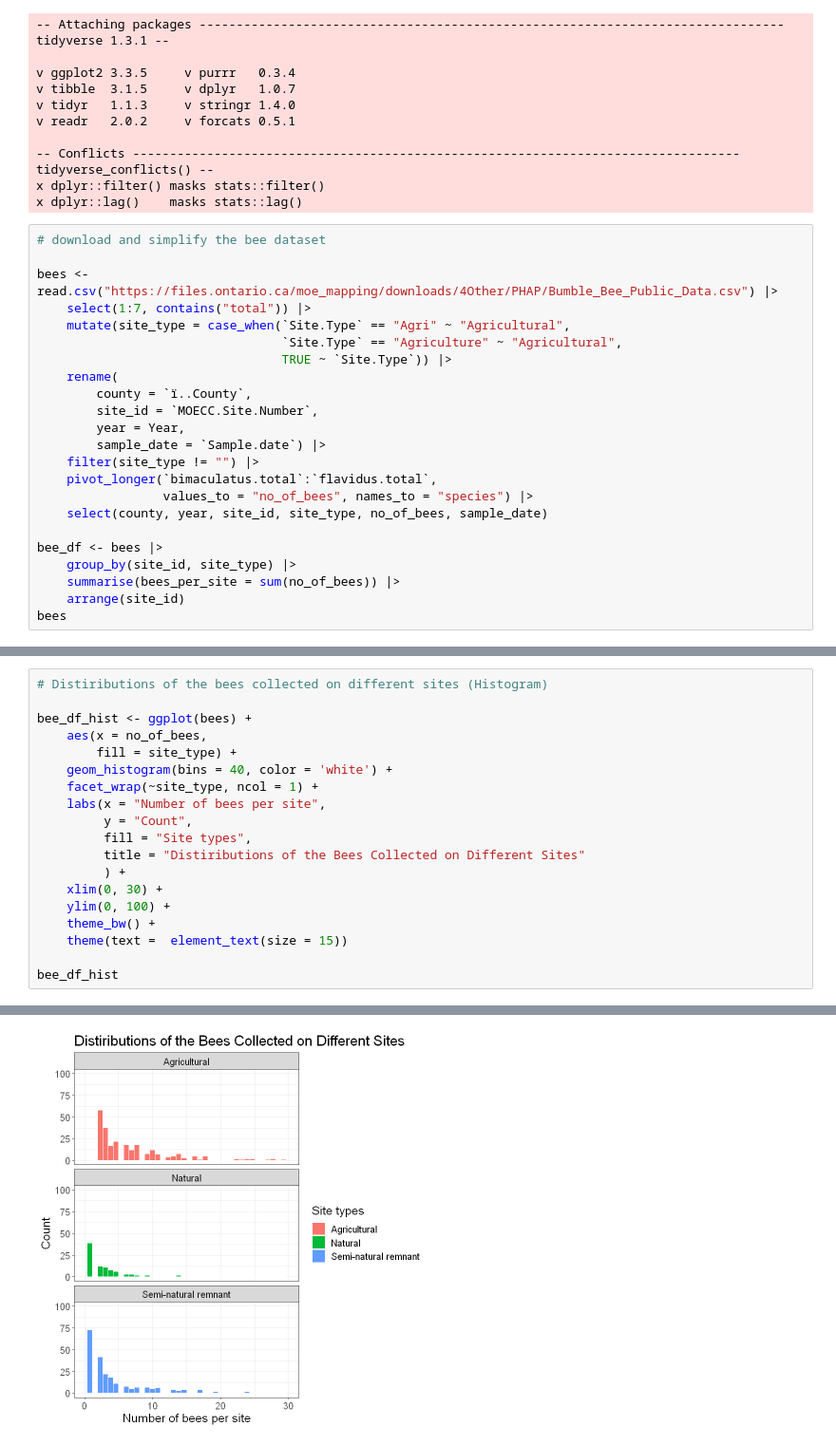
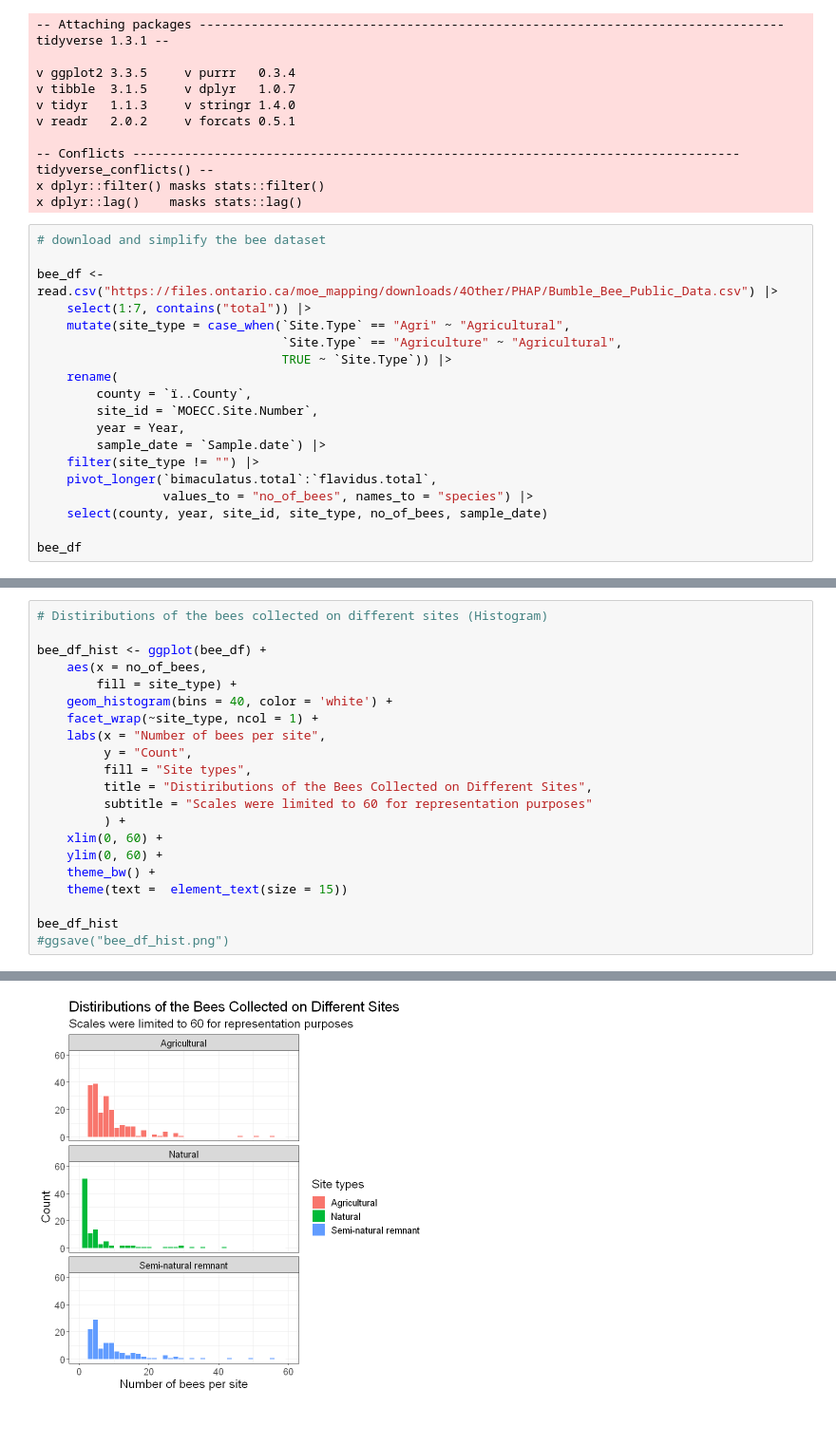
Before and after one commit to UBC-MDS/DSCI_522_Bee_Count_Comparison_Group_26, a Jupyter notebook: src/eda_literate_code_document.ipynb, the cells around one changed output, grey strips where cells are left out. Shown at 95% size. Saved outputs shown, nothing was run; the diff lists cells and outputs as text.

```diff
--- a/src/eda_literate_code_document.ipynb
+++ b/src/eda_literate_code_document.ipynb
@@ -17,7 +17,7 @@ x dplyr::lag()    masks stats::lag()
 # %%
 # download and simplify the bee dataset
 
-bees <- read.csv("https://files.ontario.ca/moe_mapping/downloads/4Other/PHAP/Bumble_Bee_Public_Data.csv") |>
+bee_df <- read.csv("https://files.ontario.ca/moe_mapping/downloads/4Other/PHAP/Bumble_Bee_Public_Data.csv") |>
     select(1:7, contains("total")) |>
     mutate(site_type = case_when(`Site.Type` == "Agri" ~ "Agricultural",
                                  `Site.Type` == "Agriculture" ~ "Agricultural",
@@ -32,9 +32,5 @@ bees <- read.csv("https://files.ontario.ca/moe_mapping/downloads/4Other/PHAP/Bum
                  values_to = "no_of_bees", names_to = "species") |>
     select(county, year, site_id, site_type, no_of_bees, sample_date)
 
-bee_df <- bees |>
-    group_by(site_id, site_type) |>
-    summarise(bees_per_site = sum(no_of_bees)) |>
-    arrange(site_id)
-bees
+bee_df
 # %% [output]
@@ -94,7 +89,7 @@ table(bees$site_type)
 # %%
 # Distiributions of the bees collected on different sites (Histogram)
 
-bee_df_hist <- ggplot(bees) +
+bee_df_hist <- ggplot(bee_df) +
     aes(x = no_of_bees,
         fill = site_type) +
     geom_histogram(bins = 40, color = 'white') +
@@ -102,13 +97,15 @@ bee_df_hist <- ggplot(bees) +
     labs(x = "Number of bees per site",
          y = "Count",
          fill = "Site types",
-         title = "Distiributions of the Bees Collected on Different Sites"
+         title = "Distiributions of the Bees Collected on Different Sites",
+         subtitle = "Scales were limited to 60 for representation purposes"
          ) +
-    xlim(0, 30) +
-    ylim(0, 100) +
+    xlim(0, 60) +
+    ylim(0, 60) +
     theme_bw() +
     theme(text =  element_text(size = 15))
 
 bee_df_hist
+#ggsave("bee_df_hist.png")
 # %% [output]
 Warning message:
@@ -118,4 +115,4 @@ Warning message:
-[figure, old version]
+[figure, new version]
 # %%
 # Distiributions of the bees collected on different sites (Violin Plot with Mean)
 
```
Also changed, not shown: parts of 7 cells of this notebook, 4 other files.
